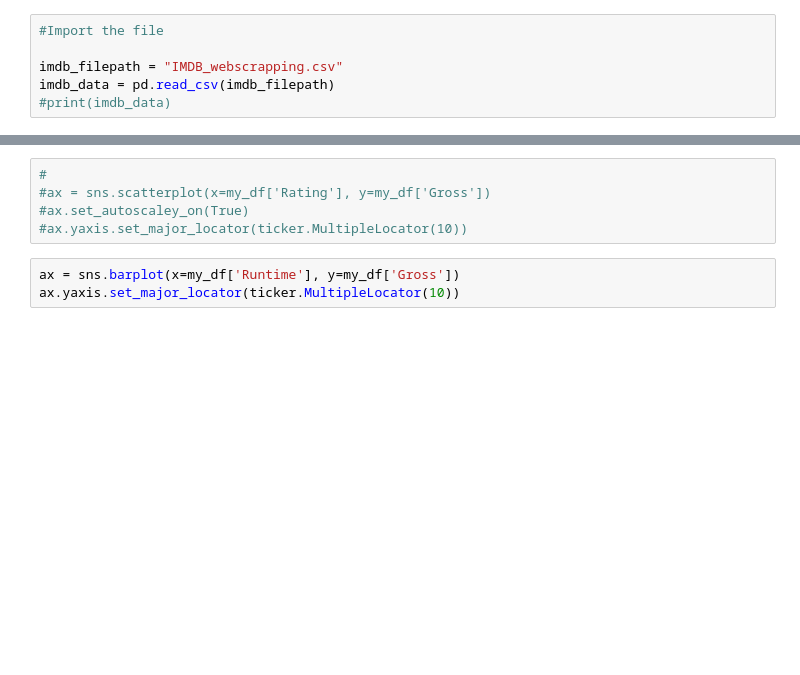
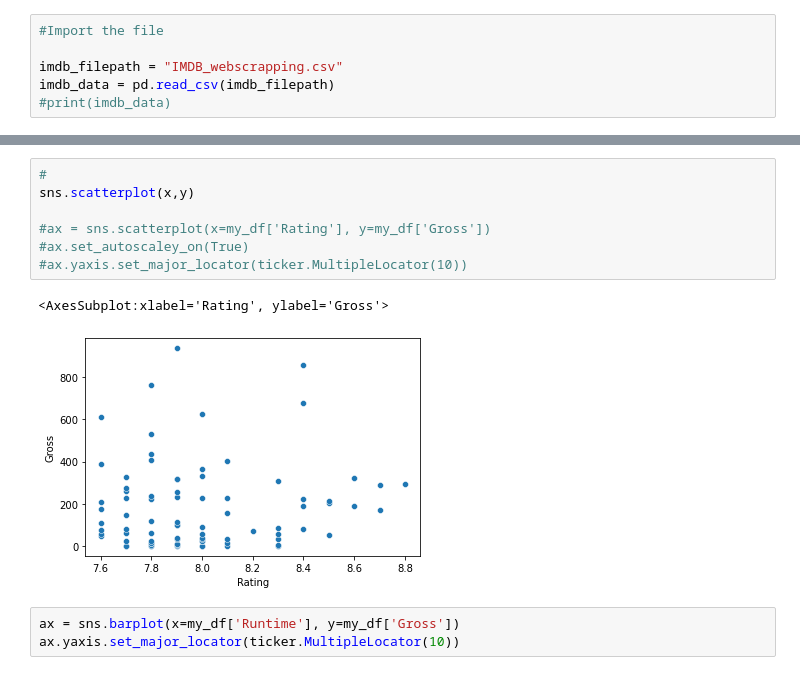
Before and after one commit to Pathi-rao/AI, a Jupyter notebook: M1_Python/d10_Movie Challenge/IMDB_plots.ipynb, the cells around one changed output, grey strips where cells are left out. Saved outputs shown, nothing was run; the diff lists cells and outputs as text; blank space fills up the shorter version.

```diff
--- a/M1_Python/d10_Movie Challenge/IMDB_plots.ipynb
+++ b/M1_Python/d10_Movie Challenge/IMDB_plots.ipynb
@@ -58,8 +46,13 @@ print(my_df)
 # %%
 #
+sns.scatterplot(x,y)
+
 #ax = sns.scatterplot(x=my_df['Rating'], y=my_df['Gross'])
 #ax.set_autoscaley_on(True)
 #ax.yaxis.set_major_locator(ticker.MultipleLocator(10))
+# %% [output]
+<AxesSubplot:xlabel='Rating', ylabel='Gross'>
+[figure, added]
 # %%
 ax = sns.barplot(x=my_df['Runtime'], y=my_df['Gross'])
 ax.yaxis.set_major_locator(ticker.MultipleLocator(10))
```
Also changed, not shown: parts of 2 cells of this notebook, 27 other files.
